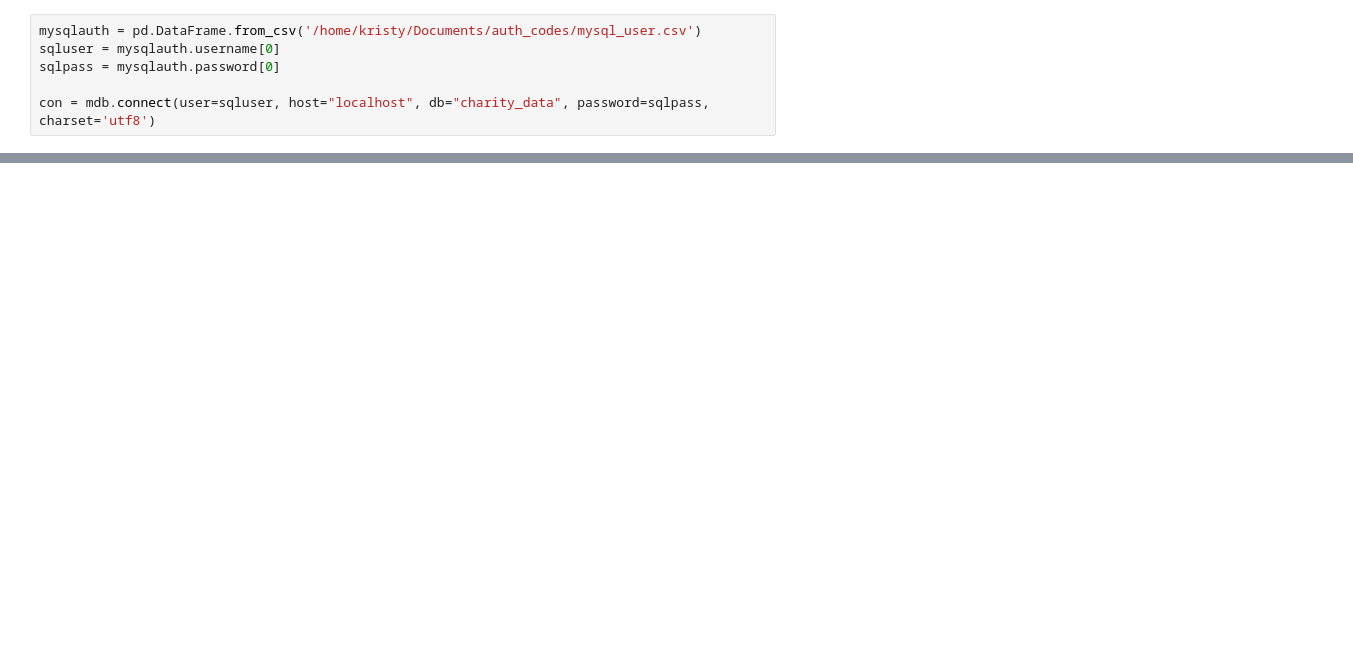
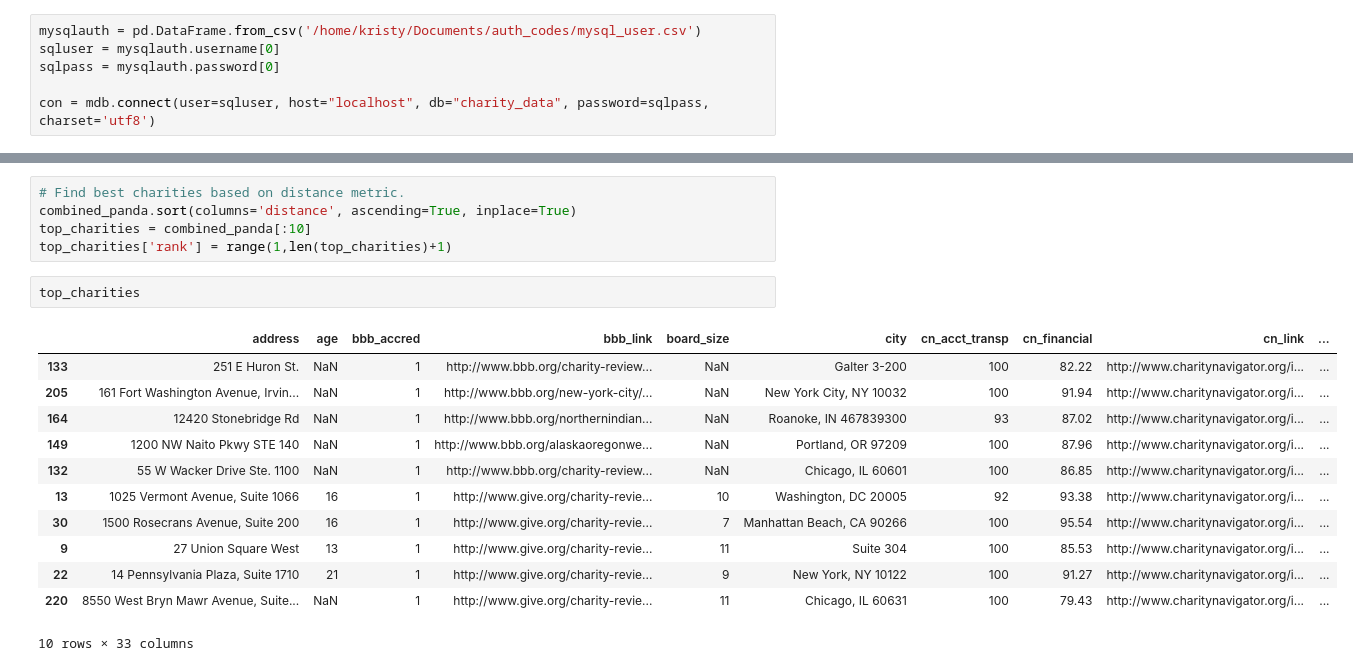
Before and after one commit to kdsimmons/InsightProject, a Jupyter notebook: customize_search.ipynb, the cells around one changed output, grey strips where cells are left out. Drawn from its saved outputs; the diff is of its cells as text; blank space fills up the shorter version.

```diff
--- a/customize_search.ipynb
+++ b/customize_search.ipynb
@@ -102,0 +129,20 @@ reduceddf[:1]
+# %%
+# Find best charities based on distance metric.
+combined_panda.sort(columns='distance', ascending=True, inplace=True)
+top_charities = combined_panda[:10]
+top_charities['rank'] = range(1,len(top_charities)+1)
+# %%
+top_charities
+# %% [output]
+|  | address | age | bbb_accred | bbb_link | board_size | city | cn_acct_transp | cn_financial | cn_link | ... |
+| 133 | 251 E Huron St. | NaN | 1 | http://www.bbb.org/charity-review... | NaN | Galter 3-200 | 100 | 82.22 | http://www.charitynavigator.org/i... | ... |
+| 205 | 161 Fort Washington Avenue, Irvin... | NaN | 1 | http://www.bbb.org/new-york-city/... | NaN | New York City, NY 10032 | 100 | 91.94 | http://www.charitynavigator.org/i... | ... |
+| 164 | 12420 Stonebridge Rd | NaN | 1 | http://www.bbb.org/northernindian... | NaN | Roanoke, IN 467839300 | 93 | 87.02 | http://www.charitynavigator.org/i... | ... |
+| 149 | 1200 NW Naito Pkwy STE 140 | NaN | 1 | http://www.bbb.org/alaskaoregonwe... | NaN | Portland, OR 97209 | 100 | 87.96 | http://www.charitynavigator.org/i... | ... |
+| 132 | 55 W Wacker Drive Ste. 1100 | NaN | 1 | http://www.bbb.org/charity-review... | NaN | Chicago, IL 60601 | 100 | 86.85 | http://www.charitynavigator.org/i... | ... |
+| 13 | 1025 Vermont Avenue, Suite 1066 | 16 | 1 | http://www.give.org/charity-revie... | 10 | Washington, DC 20005 | 92 | 93.38 | http://www.charitynavigator.org/i... | ... |
+| 30 | 1500 Rosecrans Avenue, Suite 200 | 16 | 1 | http://www.give.org/charity-revie... | 7 | Manhattan Beach, CA 90266 | 100 | 95.54 | http://www.charitynavigator.org/i... | ... |
+| 9 | 27 Union Square West | 13 | 1 | http://www.give.org/charity-revie... | 11 | Suite 304 | 100 | 85.53 | http://www.charitynavigator.org/i... | ... |
+| 22 | 14 Pennsylvania Plaza, Suite 1710 | 21 | 1 | http://www.give.org/charity-revie... | 9 | New York, NY 10122 | 100 | 91.27 | http://www.charitynavigator.org/i... | ... |
+| 220 | 8550 West Bryn Mawr Avenue, Suite... | NaN | 1 | http://www.give.org/charity-revie... | 11 | Chicago, IL 60631 | 100 | 79.43 | http://www.charitynavigator.org/i... | ... |
+10 rows × 33 columns
```
Also changed, not shown: parts of 16 cells of this notebook, 1 other file.
